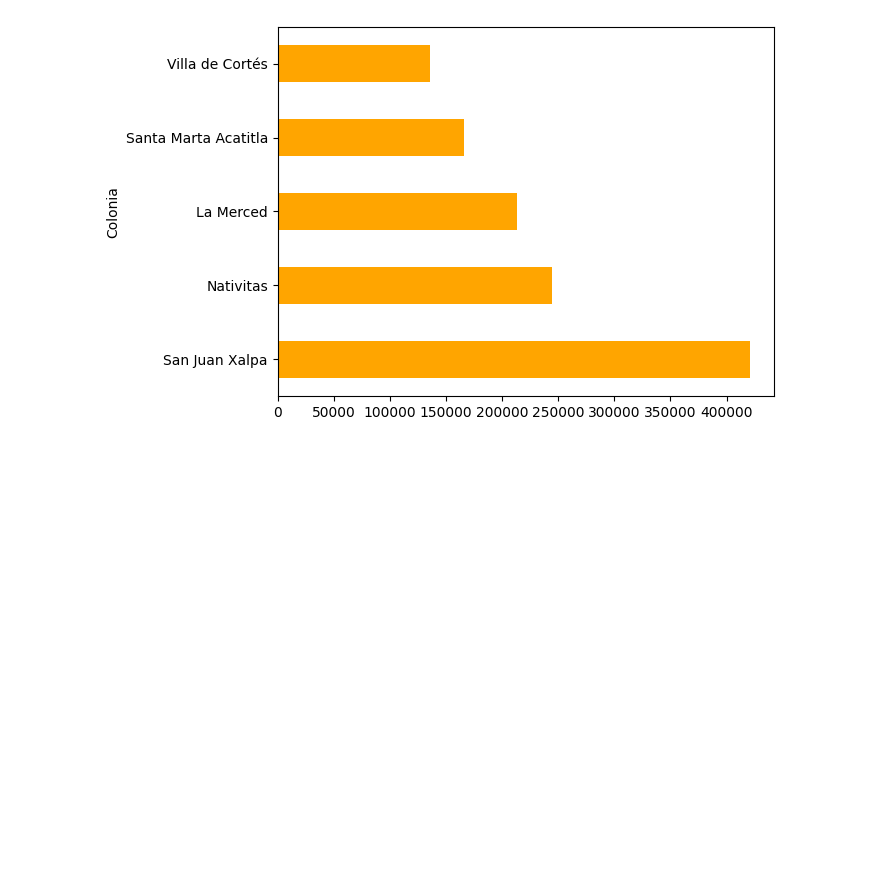
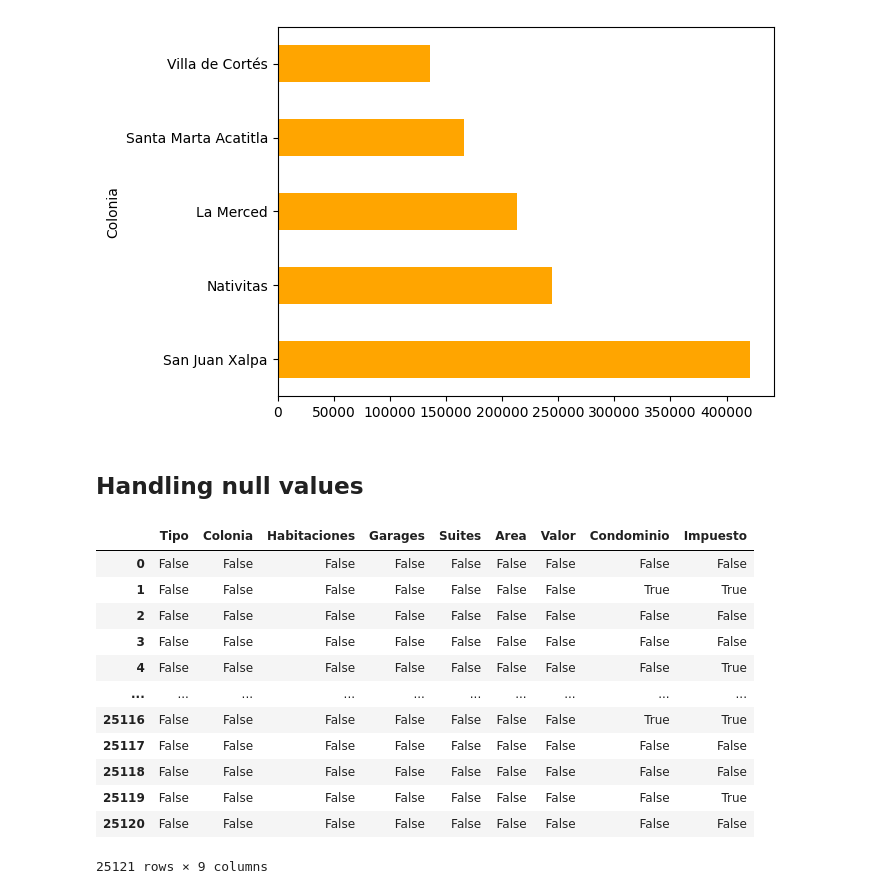
Before and after one commit to dscamacho333/Data_Science_Course, a Jupyter notebook: Pandas_Inmuebles_CDMX.ipynb, the cells around one changed output. Saved outputs shown, nothing was run; the diff lists cells and outputs as text; code cells hidden in the pictures; blank space fills up the shorter version.

Commit message:
Learning how to handle null value within the dataset using pandas library

```diff
--- a/Pandas_Inmuebles_CDMX.ipynb
+++ b/Pandas_Inmuebles_CDMX.ipynb
@@ -530,3 +542,23 @@ colonias_df.plot(
 # %% [output]
 <Axes: ylabel='Colonia'>
 [figure]
+# %% [markdown]
+## Handling null values
+# %%
+# Method to find out if row record attribute is null within a dataframe (Returns True if is null)
+
+data.isnull()
+# %% [output]
+|  | Tipo | Colonia | Habitaciones | Garages | Suites | Area | Valor | Condominio | Impuesto |
+| 0 | False | False | False | False | False | False | False | False | False |
+| 1 | False | False | False | False | False | False | False | True | True |
+| 2 | False | False | False | False | False | False | False | False | False |
+| 3 | False | False | False | False | False | False | False | False | False |
+| 4 | False | False | False | False | False | False | False | False | True |
+| ... | ... | ... | ... | ... | ... | ... | ... | ... | ... |
+| 25116 | False | False | False | False | False | False | False | True | True |
+| 25117 | False | False | False | False | False | False | False | False | False |
+| 25118 | False | False | False | False | False | False | False | False | False |
+| 25119 | False | False | False | False | False | False | False | False | True |
+| 25120 | False | False | False | False | False | False | False | False | False |
+25121 rows × 9 columns
```
Also changed, not shown: parts of 8 cells of this notebook.
